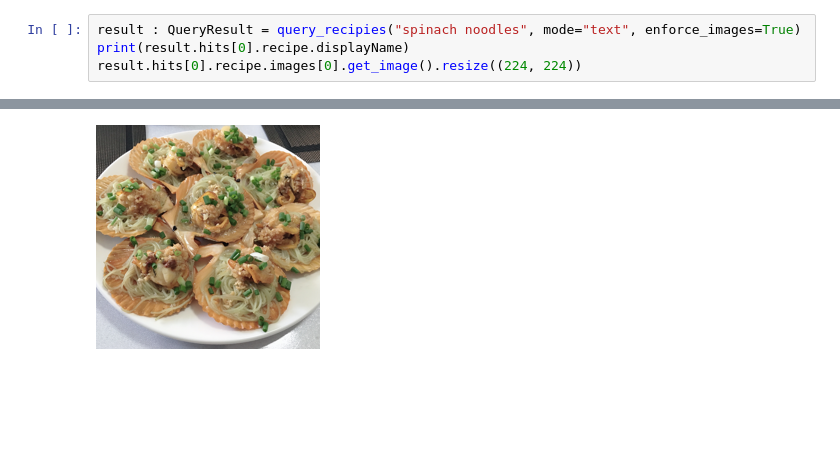
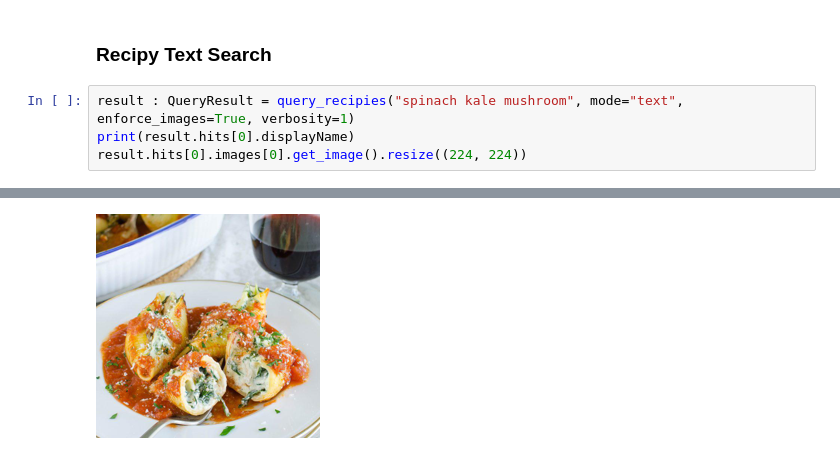
Before and after one commit to kdmaciejewski/DataMining, a Jupyter notebook: notebooks/example_querries.ipynb, the cells around one changed output, grey strips where cells are left out. Cells and saved outputs as stored; diff of their text form; blank space fills up the shorter version.

```diff
--- a/notebooks/example_querries.ipynb
+++ b/notebooks/example_querries.ipynb
@@ -7,5 +5,7 @@ Index exists!
+# %% [markdown]
+### Recipy Text Search
 # %%
-result : QueryResult = query_recipies("spinach noodles", mode="text", enforce_images=True)
-print(result.hits[0].recipe.displayName)
-result.hits[0].recipe.images[0].get_image().resize((224, 224))
+result : QueryResult = query_recipies("spinach kale mushroom", mode="text", enforce_images=True, verbosity=1)
+print(result.hits[0].displayName)
+result.hits[0].images[0].get_image().resize((224, 224))
 # %% [output]
@@ -13 +14 @@ Scallops with garlic and spinach rice noodles
-[figure, old version]
+[figure, new version]
```
Also changed, not shown: parts of 17 cells of this notebook, 14 other files.
